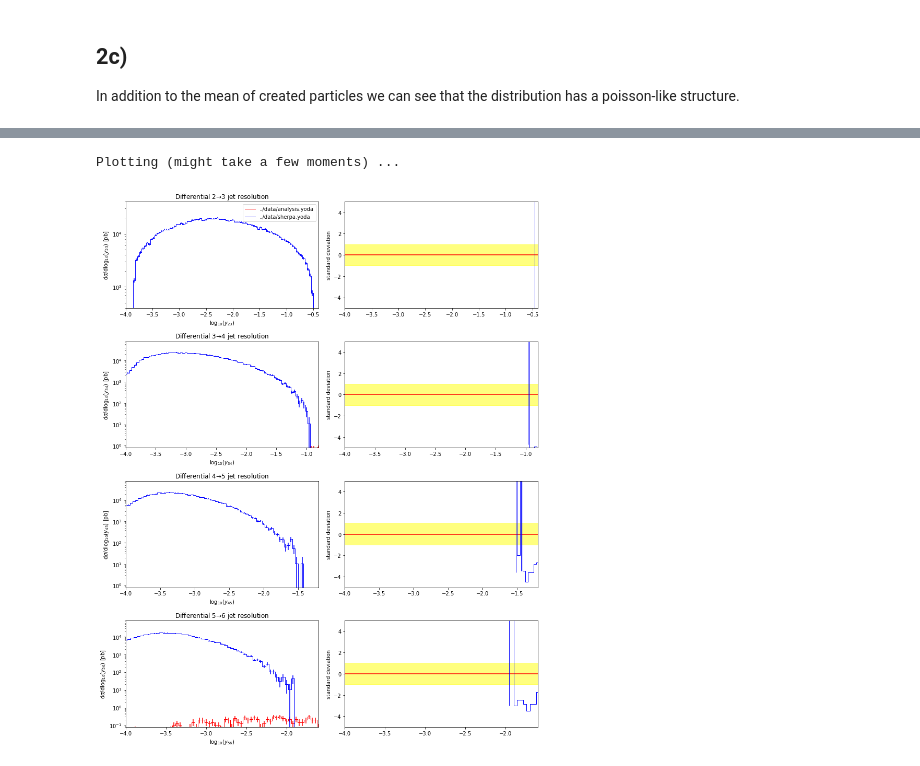
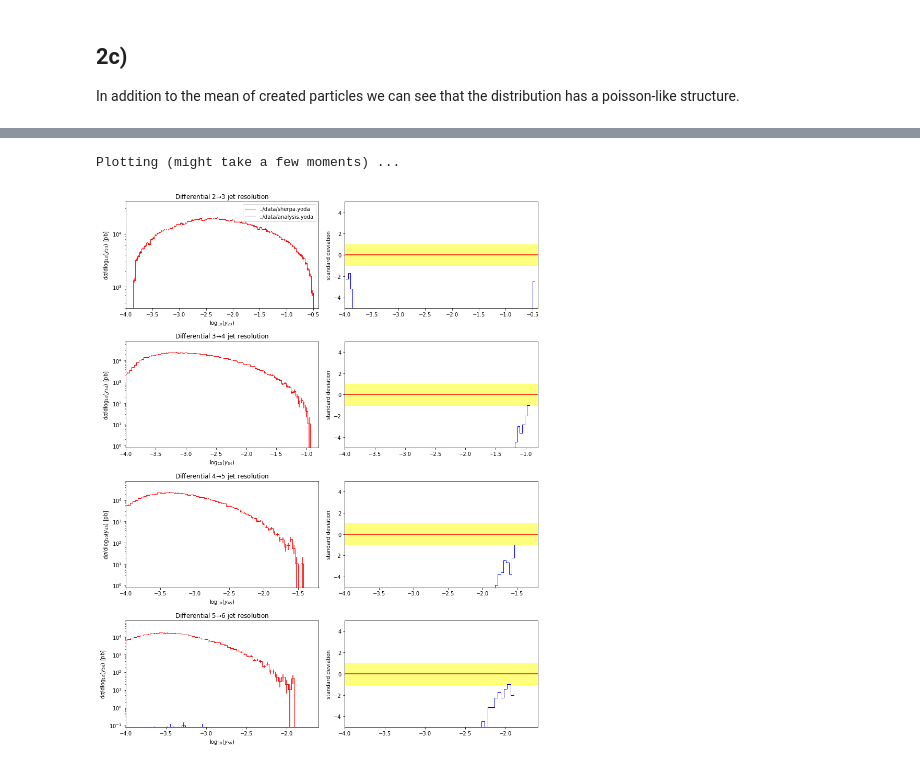
Before and after one commit to h-mnzlr/acpl-particlesims, a Jupyter notebook: notebooks/2_electron_positron.sync.ipynb, the cells around one changed output, grey strips where cells are left out. Saved outputs shown, nothing was run; the diff lists cells and outputs as text; code cells hidden in the pictures.

```diff
--- a/notebooks/2_electron_positron.sync.ipynb
+++ b/notebooks/2_electron_positron.sync.ipynb
@@ -125,9 +126,9 @@ for event in integrate.event_generator(samples, interval=interval, s=s):
 analyzer.finalize(DATA_DIR / "analysis.yoda")
 # %%
 utils.yoda.plot_jet_histograms([
-    DATA_DIR / "analysis.yoda", DATA_DIR / "sherpa.yoda"
+    DATA_DIR / "sherpa.yoda", DATA_DIR / "analysis.yoda"
 ])
 plt.savefig(FIGURE_DIR / "ex_2e_jet_histograms.png")
 # %% [output]
 Plotting (might take a few moments) ...
-[figure, old version]
+[figure, new version]
```
Also changed, not shown: parts of 3 cells of this notebook, 24 other files.
